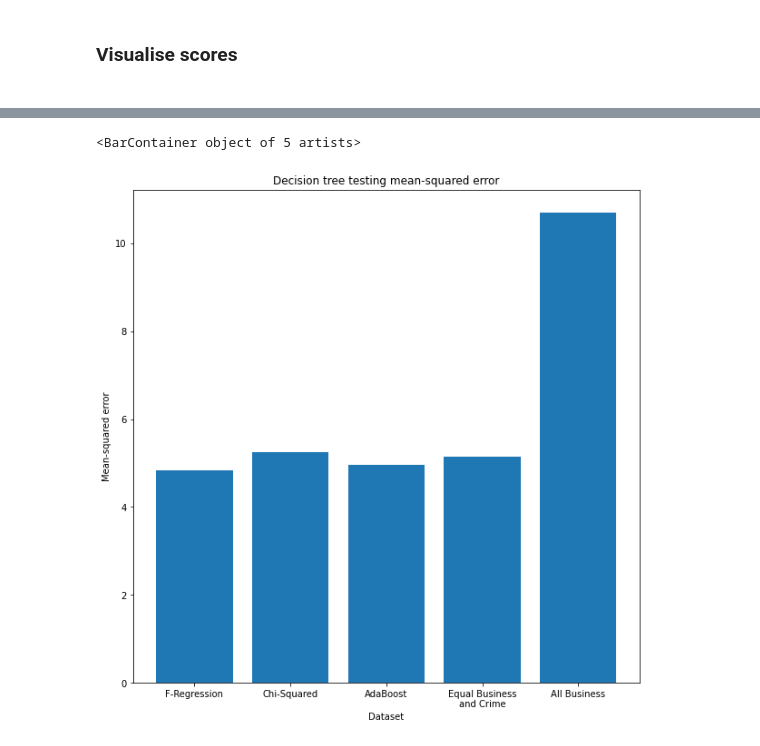
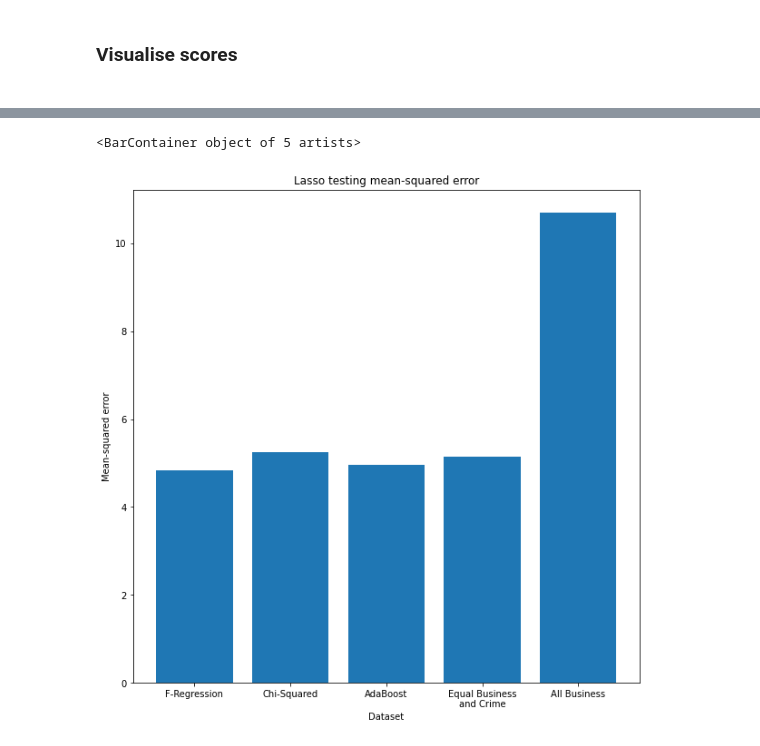
Before and after one commit to CBProgramming/CrimePrediction, a Jupyter notebook: 16 - Lasso.ipynb, the cells around one changed output, grey strips where cells are left out. Cells and saved outputs as stored; diff of their text form; code cells hidden in the pictures.

```diff
--- a/16 - Lasso.ipynb
+++ b/16 - Lasso.ipynb
@@ -642,13 +638,13 @@ plt.bar(y_select, training_scores)
 # %%
 plt.figure(figsize = (10,10))
 plt.xticks(y_select,datasets)
-plt.title("Decision tree testing mean-squared error")
+plt.title(display_name + " testing mean-squared error")
 plt.xlabel("Dataset")
 plt.ylabel("Mean-squared error")
 plt.bar(y_select, mse_scores)
 # %% [output]
 <BarContainer object of 5 artists>
-[figure, old version]
+[figure, new version]
 # %%
 plt.figure(figsize = (10,10))
 plt.xticks(y_select,datasets)
```
Also changed, not shown: parts of 9 cells of this notebook, 8 other files.
